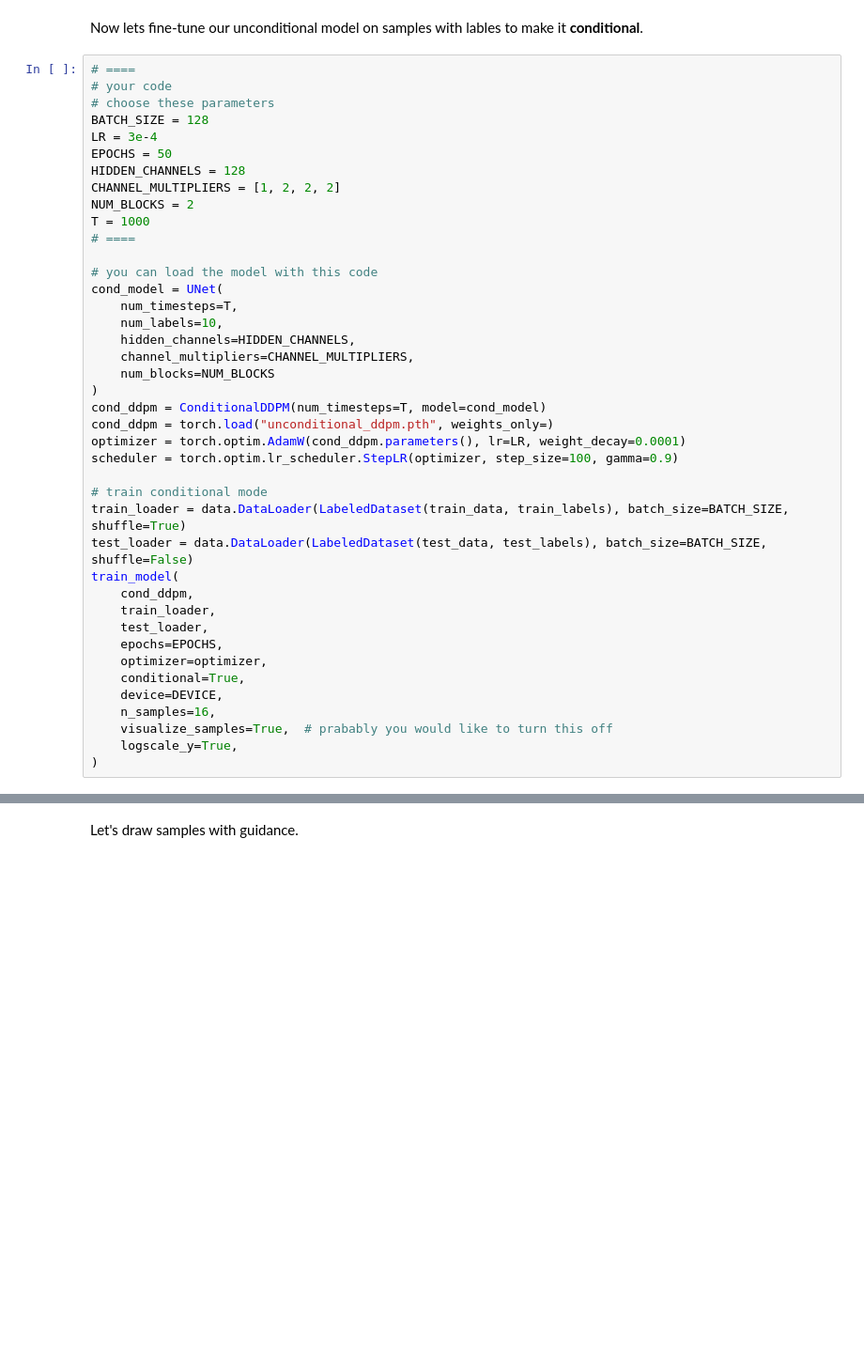
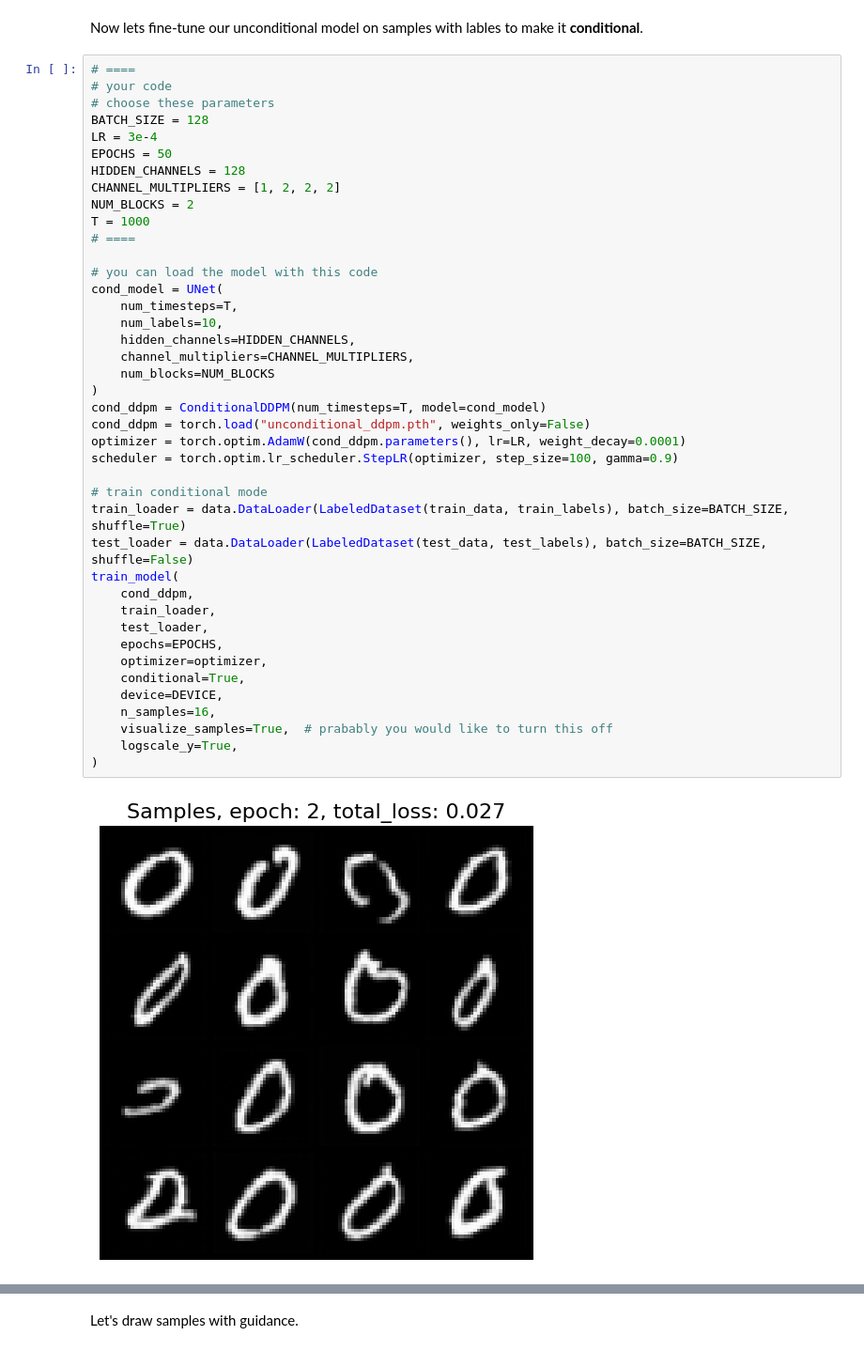
Before and after one commit to Aphelack/2025-DGM-MIPT-YSDA-course, a Jupyter notebook: homeworks/hw5.ipynb, the cells around one changed output, grey strips where cells are left out. Shown at 94% size. Saved outputs shown, nothing was run; the diff lists cells and outputs as text; blank space fills up the shorter version.

```diff
--- a/homeworks/hw5.ipynb
+++ b/homeworks/hw5.ipynb
@@ -1214,31 +1213,32 @@ T = 1000
 # ====
 
 # you can load the model with this code
 cond_model = UNet(
     num_timesteps=T,
     num_labels=10,
     hidden_channels=HIDDEN_CHANNELS,
     channel_multipliers=CHANNEL_MULTIPLIERS,
     num_blocks=NUM_BLOCKS
 )
 cond_ddpm = ConditionalDDPM(num_timesteps=T, model=cond_model)
-cond_ddpm = torch.load("unconditional_ddpm.pth", weights_only=)
+cond_ddpm = torch.load("unconditional_ddpm.pth", weights_only=False)
 optimizer = torch.optim.AdamW(cond_ddpm.parameters(), lr=LR, weight_decay=0.0001)
 scheduler = torch.optim.lr_scheduler.StepLR(optimizer, step_size=100, gamma=0.9)
 
 # train conditional mode
 train_loader = data.DataLoader(LabeledDataset(train_data, train_labels), batch_size=BATCH_SIZE, shuffle=True)
 test_loader = data.DataLoader(LabeledDataset(test_data, test_labels), batch_size=BATCH_SIZE, shuffle=False)
 train_model(
     cond_ddpm,
     train_loader,
     test_loader,
     epochs=EPOCHS,
     optimizer=optimizer,
     conditional=True,
     device=DEVICE,
     n_samples=16,
     visualize_samples=True,  # prabably you would like to turn this off
     logscale_y=True,
 )
 # %% [output]
+[figure, added]
```
Also changed, not shown: parts of 3 cells of this notebook.
